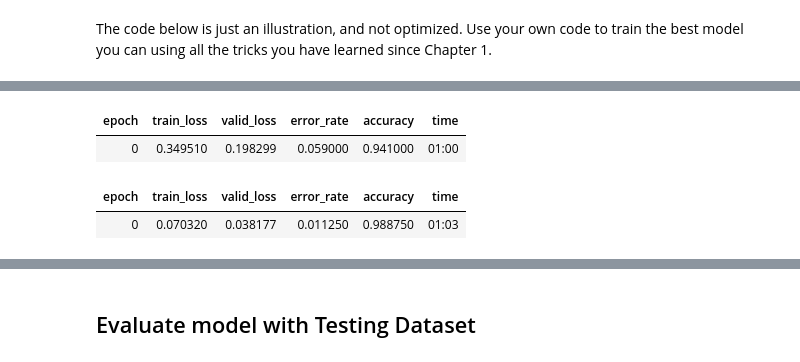
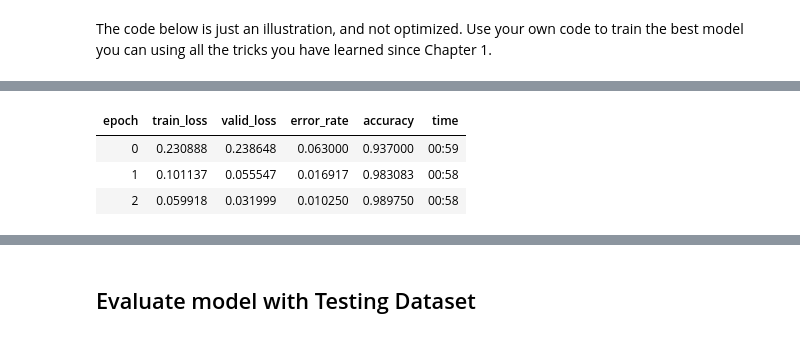
Before and after one commit to vtecftwy/fastbook, a Jupyter notebook: resources/dl201_pract_1.ipynb, the cells around one changed output, grey strips where cells are left out. Saved outputs shown, nothing was run; the diff lists cells and outputs as text; code cells hidden in the pictures.

```diff
--- a/resources/dl201_pract_1.ipynb
+++ b/resources/dl201_pract_1.ipynb
@@ -90,8 +86,9 @@ lr_min: 2.5e-02   lr_steep: 2.5e-03
 # %%
 lr = 1.5e-2
-learn.fine_tune(base_lr=lr, epochs=1, freeze_epochs=1)
+# learn.fine_tune(base_lr=lr, epochs=8, freeze_epochs=2)
+learn.fit_one_cycle(n_epoch=3, lr_max=lr)
 # %% [output]
 | epoch | train_loss | valid_loss | error_rate | accuracy | time |
-| 0 | 0.349510 | 0.198299 | 0.059000 | 0.941000 | 01:00 |
+| 0 | 0.230888 | 0.238648 | 0.063000 | 0.937000 | 00:59 |
+| 1 | 0.101137 | 0.055547 | 0.016917 | 0.983083 | 00:58 |
+| 2 | 0.059918 | 0.031999 | 0.010250 | 0.989750 | 00:58 |
-| epoch | train_loss | valid_loss | error_rate | accuracy | time |
-| 0 | 0.070320 | 0.038177 | 0.011250 | 0.988750 | 01:03 |
```
Also changed, not shown: parts of 10 cells of this notebook.
